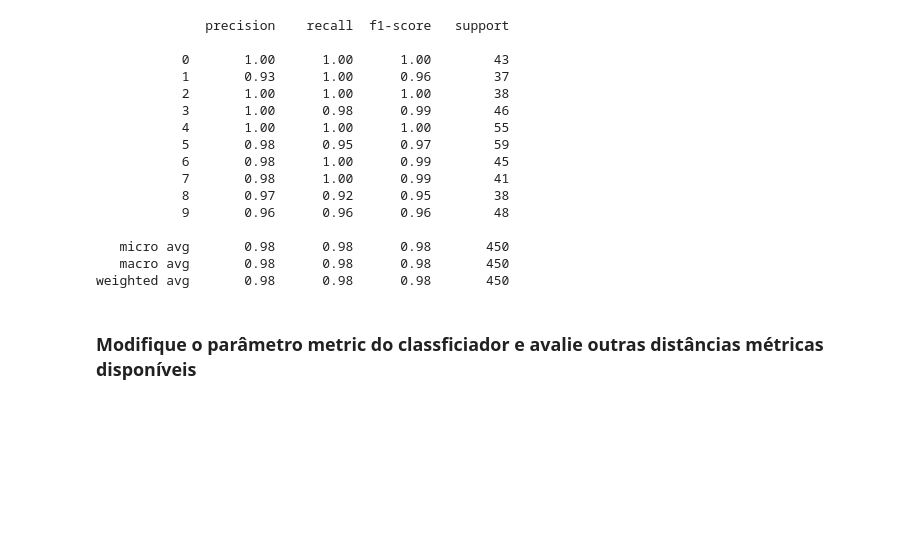
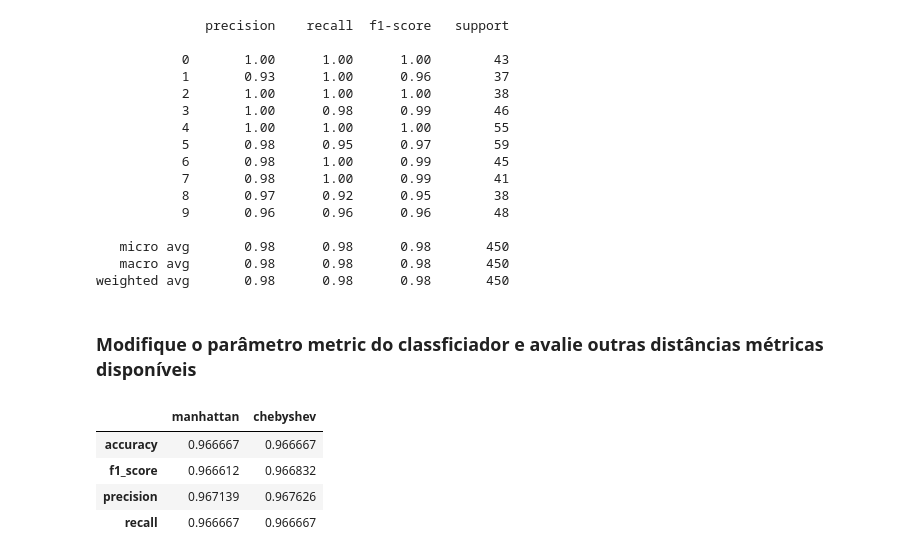
Before and after one commit to michelmelo25/Mineracao-de-Dados, a Jupyter notebook: Exercicios/knn-mnist.ipynb, the cells around one changed output. Cells and saved outputs as stored; diff of their text form; code cells hidden in the pictures; blank space fills up the shorter version.

```diff
--- a/Exercicios/knn-mnist.ipynb
+++ b/Exercicios/knn-mnist.ipynb
@@ -157,0 +173,8 @@ for k in kVals:
+# %%
+pd.DataFrame(accuracies)
+# %% [output]
+|  | manhattan | chebyshev |
+| accuracy | 0.966667 | 0.966667 |
+| f1_score | 0.966612 | 0.966832 |
+| precision | 0.967139 | 0.967626 |
+| recall | 0.966667 | 0.966667 |
```
Also changed, not shown: parts of 6 cells of this notebook, 6 other files.
